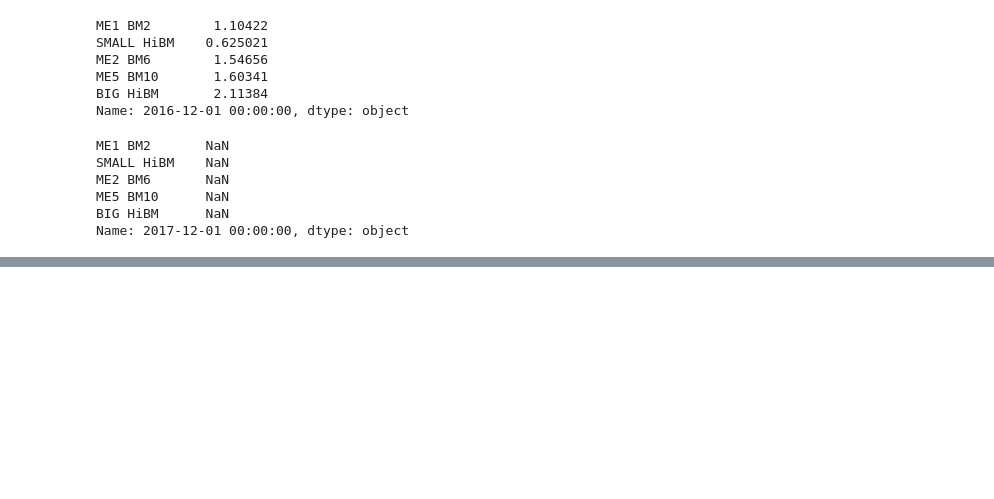
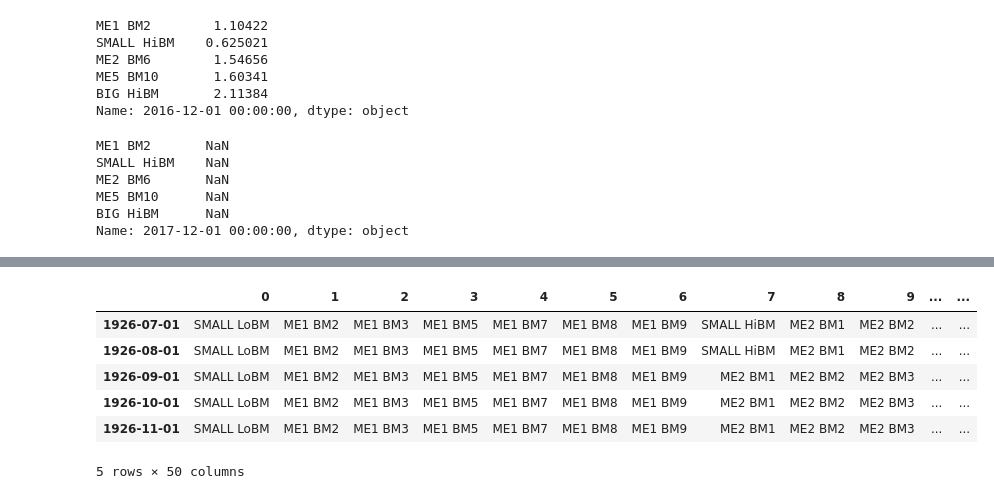
Before and after one commit to Luedman/Theory_of_Finance_Assignments, a Jupyter notebook: Assignment_3/Assignment3.ipynb, the cells around one changed output, grey strips where cells are left out. Saved outputs shown, nothing was run; the diff lists cells and outputs as text; code cells hidden in the pictures; blank space fills up the shorter version.

```diff
--- a/Assignment_3/Assignment3.ipynb
+++ b/Assignment_3/Assignment3.ipynb
@@ -708,5 +727,41 @@ output32 = calculate_rolling_betas(all_start_dates, all_portfolios)
+# %%
+high_beta = dict.fromkeys(rolling_betas.index)
+low_beta = dict.fromkeys(rolling_betas.index)
+
+#Loop over all time points
+for date in list(rolling_betas.index):
+
+    #Loop over all time points
+    betas_one_month = rolling_betas.loc[date].dropna()
+
+    #Create list to store portfolio names
+    high_beta_monthly = []
+    low_beta_monthly = []
+
+    #Check every portfolio that has a value for that month
+    for portfolio in list(betas_one_month.index):
+
+        if betas_one_month[portfolio] >= np.median(betas_one_month):
+            high_beta_monthly.append(portfolio)
+
+        if betas_one_month[portfolio] < np.median(betas_one_month):
+            low_beta_monthly.append(portfolio)
+
+    #Save the rspective portfolios in two diffrent groups
+    high_beta[pd.to_datetime(date)] = high_beta_monthly
+    low_beta[pd.to_datetime(date)] = low_beta_monthly
 # %%
-#Write the results in a excel sheet
-writer = pd.ExcelWriter('BetasEx3.xlsx')
+#Create Dataframe for high beta portfolios
+high_beta_df = pd.DataFrame.from_dict(high_beta, orient='index')
+high_beta_df.head()
+high_beta_excel = pd.ExcelWriter('BetasEx3.xlsx')
 output32.to_excel(writer,'Sheet1')
 writer.save()
+# %% [output]
+|  | 0 | 1 | 2 | 3 | 4 | 5 | 6 | 7 | 8 | 9 | ... | ... |
+| 1926-07-01 | SMALL LoBM | ME1 BM2 | ME1 BM3 | ME1 BM5 | ME1 BM7 | ME1 BM8 | ME1 BM9 | SMALL HiBM | ME2 BM1 | ME2 BM2 | ... | ... |
+| 1926-08-01 | SMALL LoBM | ME1 BM2 | ME1 BM3 | ME1 BM5 | ME1 BM7 | ME1 BM8 | ME1 BM9 | SMALL HiBM | ME2 BM1 | ME2 BM2 | ... | ... |
+| 1926-09-01 | SMALL LoBM | ME1 BM2 | ME1 BM3 | ME1 BM5 | ME1 BM7 | ME1 BM8 | ME1 BM9 | ME2 BM1 | ME2 BM2 | ME2 BM3 | ... | ... |
+| 1926-10-01 | SMALL LoBM | ME1 BM2 | ME1 BM3 | ME1 BM5 | ME1 BM7 | ME1 BM8 | ME1 BM9 | ME2 BM1 | ME2 BM2 | ME2 BM3 | ... | ... |
+| 1926-11-01 | SMALL LoBM | ME1 BM2 | ME1 BM3 | ME1 BM5 | ME1 BM7 | ME1 BM8 | ME1 BM9 | ME2 BM1 | ME2 BM2 | ME2 BM3 | ... | ... |
+5 rows × 50 columns
```
Also changed, not shown: parts of 5 cells of this notebook, 1 other file.
